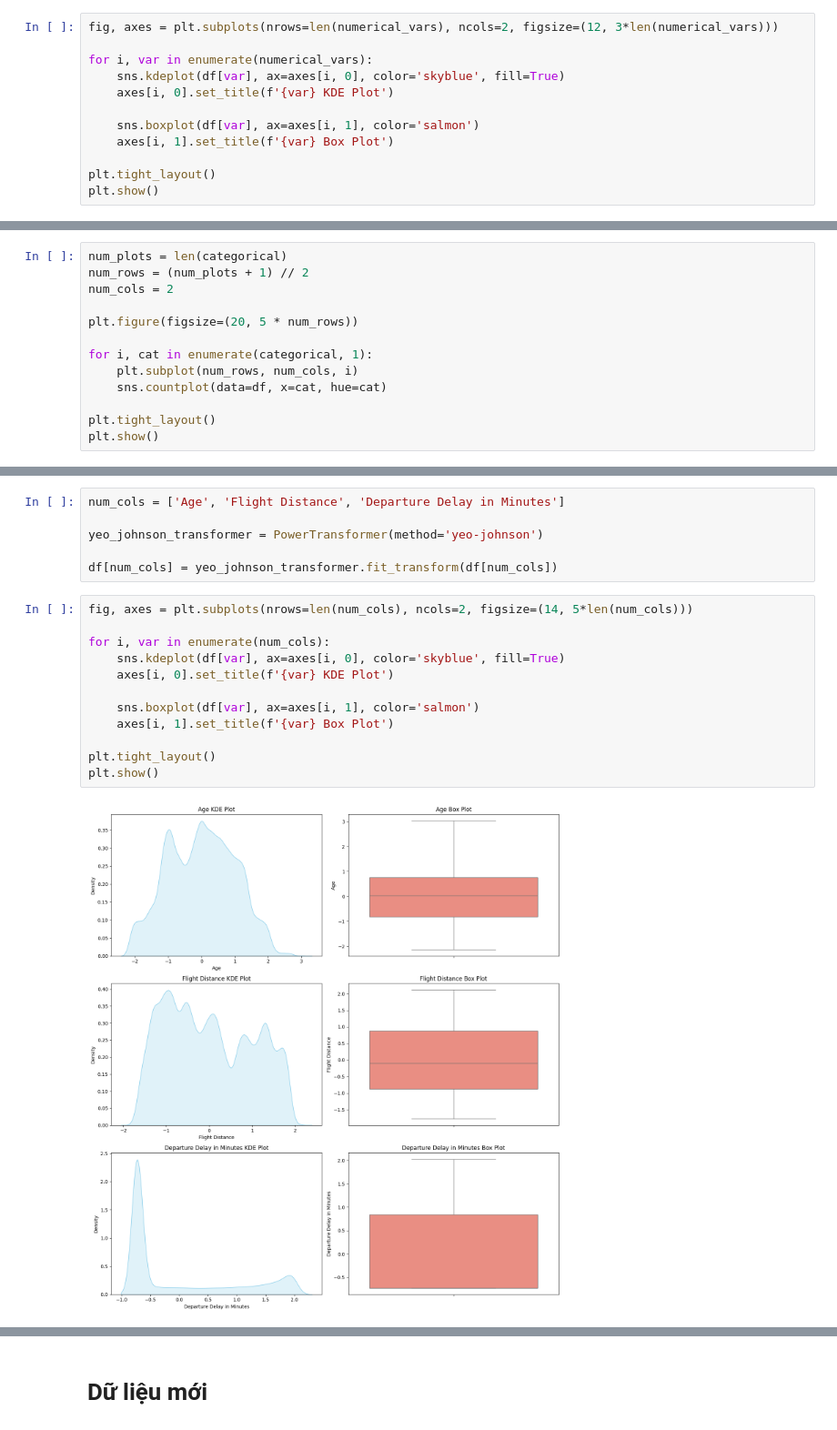
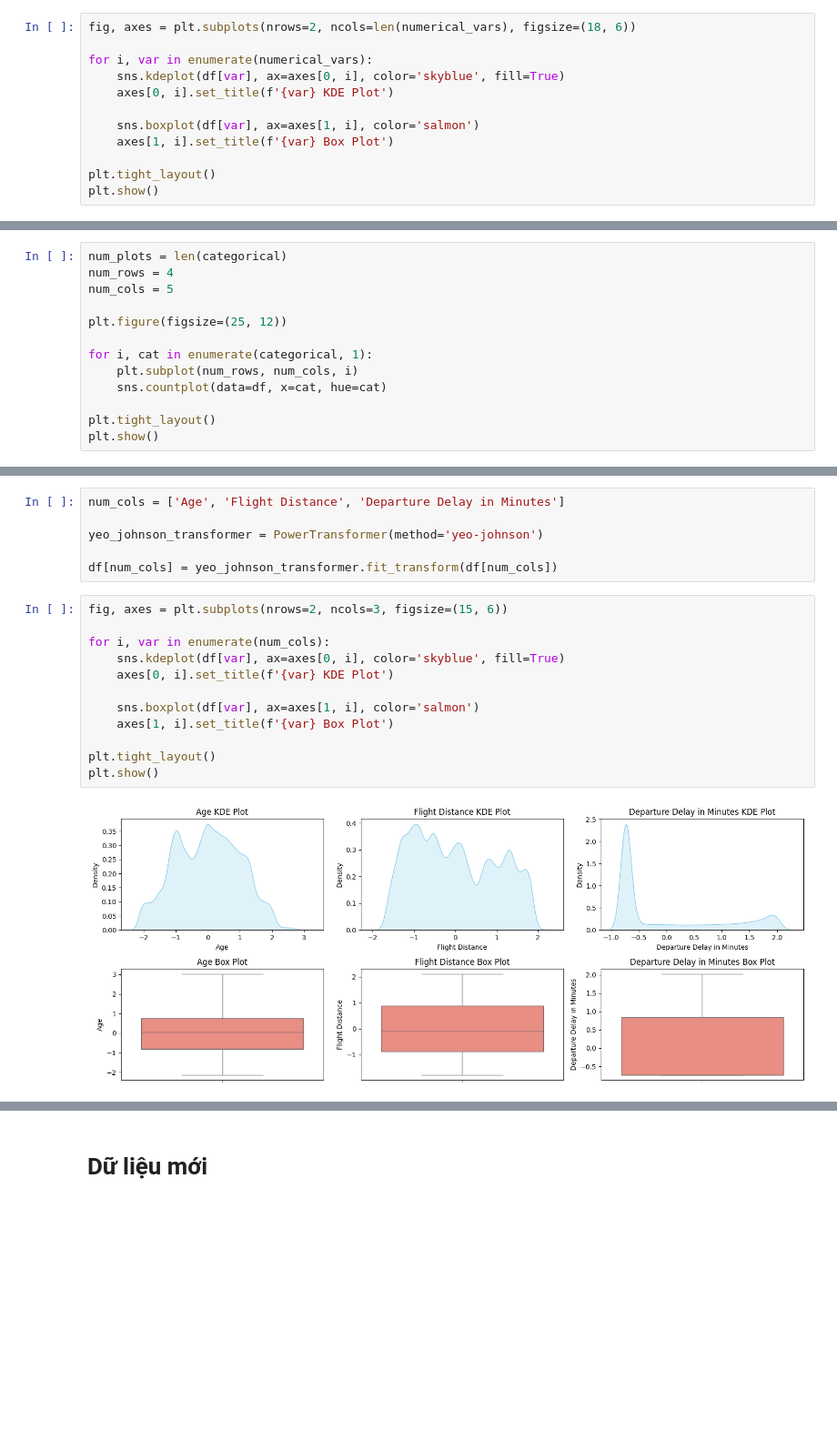
Before and after one commit to Phan-Hai/Airline_Passenger_Satisfaction_EDA, a Jupyter notebook: Notebooks/EDA.ipynb, the cells around one changed output, grey strips where cells are left out. Shown at 91% size. Cells and saved outputs as stored; diff of their text form; blank space fills up the shorter version.

```diff
--- a/Notebooks/EDA.ipynb
+++ b/Notebooks/EDA.ipynb
@@ -175,14 +175,14 @@ Bộ dữ liệu bao gồm:
 # %%
 numerical_vars = ['Age','Flight Distance','Departure Delay in Minutes','Arrival Delay in Minutes']
 # %%
-fig, axes = plt.subplots(nrows=len(numerical_vars), ncols=2, figsize=(12, 3*len(numerical_vars)))
+fig, axes = plt.subplots(nrows=2, ncols=len(numerical_vars), figsize=(18, 6))
 
 for i, var in enumerate(numerical_vars):
-    sns.kdeplot(df[var], ax=axes[i, 0], color='skyblue', fill=True)
-    axes[i, 0].set_title(f'{var} KDE Plot')
+    sns.kdeplot(df[var], ax=axes[0, i], color='skyblue', fill=True)
+    axes[0, i].set_title(f'{var} KDE Plot')
 
-    sns.boxplot(df[var], ax=axes[i, 1], color='salmon')
-    axes[i, 1].set_title(f'{var} Box Plot')
+    sns.boxplot(df[var], ax=axes[1, i], color='salmon')
+    axes[1, i].set_title(f'{var} Box Plot')
 
 plt.tight_layout()
 plt.show()
@@ -199,10 +199,10 @@ categorical = ['Gender', 'Customer Type','Type of Travel', 'Class',
        'Cleanliness','satisfaction']
 # %%
 num_plots = len(categorical)
-num_rows = (num_plots + 1) // 2
-num_cols = 2
+num_rows = 4
+num_cols = 5
 
-plt.figure(figsize=(20, 5 * num_rows))
+plt.figure(figsize=(25, 12))
 
 for i, cat in enumerate(categorical, 1):
     plt.subplot(num_rows, num_cols, i)
@@ -335,16 +353,16 @@ yeo_johnson_transformer = PowerTransformer(method='yeo-johnson')
 
 df[num_cols] = yeo_johnson_transformer.fit_transform(df[num_cols])
 # %%
-fig, axes = plt.subplots(nrows=len(num_cols), ncols=2, figsize=(14, 5*len(num_cols)))
+fig, axes = plt.subplots(nrows=2, ncols=3, figsize=(15, 6))
 
 for i, var in enumerate(num_cols):
-    sns.kdeplot(df[var], ax=axes[i, 0], color='skyblue', fill=True)
-    axes[i, 0].set_title(f'{var} KDE Plot')
+    sns.kdeplot(df[var], ax=axes[0, i], color='skyblue', fill=True)
+    axes[0, i].set_title(f'{var} KDE Plot')
 
-    sns.boxplot(df[var], ax=axes[i, 1], color='salmon')
-    axes[i, 1].set_title(f'{var} Box Plot')
+    sns.boxplot(df[var], ax=axes[1, i], color='salmon')
+    axes[1, i].set_title(f'{var} Box Plot')
 
 plt.tight_layout()
 plt.show()
 # %% [output]
-[figure, old version]
+[figure, new version]
```
Also changed, not shown: parts of 6 cells of this notebook, 1 other file.
